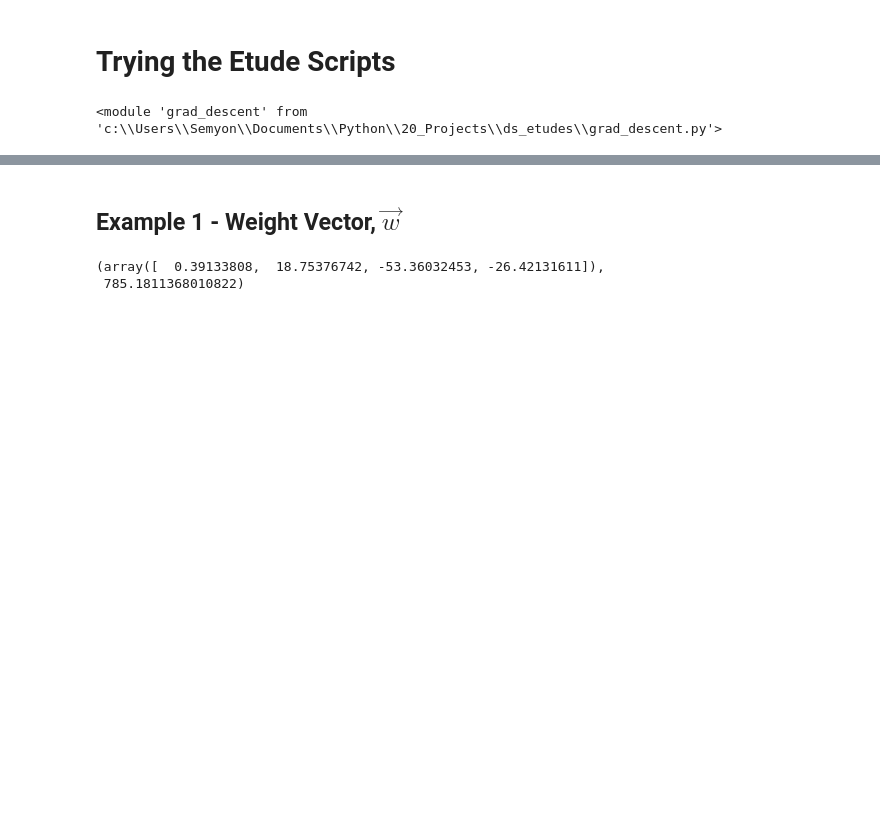
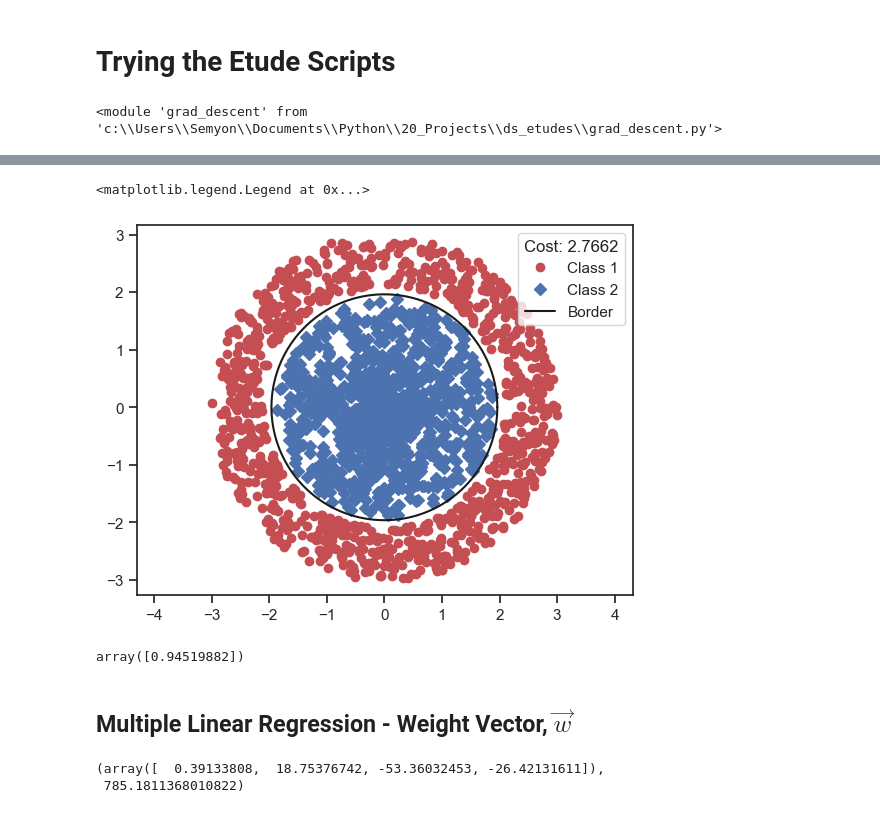
Before and after one commit to semyonbok/ds_etudes, a Jupyter notebook: etudes_testing.ipynb, the cells around one changed output, grey strips where cells are left out. Saved outputs shown, nothing was run; the diff lists cells and outputs as text; code cells hidden in the pictures; blank space fills up the shorter version.

Commit message:
Added logistic regression toolkit

```diff
--- a/etudes_testing.ipynb
+++ b/etudes_testing.ipynb
@@ -16,0 +58,6 @@ importlib.reload(gd)
+# %%
+w_, b_ = gd.log_train(
+    X, y, np.array([1., 1]), 5, 1e-3, 50_000,
+    report=5000, border_func=circ_border
+    )
+cost_ = gd.log_cost(X,y, np.array([1., 1]), b_, border_func=circ_border)
@@ -17,5 +75,22 @@ importlib.reload(gd)
+# %%
+t = np.linspace(0, 2*np.pi, 1000)
+x1_ = np.cos(t)
+x2_ = np.sin(t)
+plt.plot(X1[:,0], X1[:,1], "ro", label="Class 1")
+plt.plot(X0[:,0], X0[:,1], "bD", label="Class 2")
+plt.plot(b_*x1_, b_*x2_, "k-", label="Border")
+plt.ylim(-2.5,2.5)
+plt.axis("equal")
+plt.legend(loc="upper right", title=f"Cost: {cost_:.4f}")
+# %% [output]
+<matplotlib.legend.Legend at 0x...>
+[figure, added]
+# %%
+1 / (1 + np.exp(-circ_border(np.array([[1,0]]), None, b_)))
+# %% [output]
+array([0.94519882])
 # %% [markdown]
-## Example 1 - Weight Vector, **$\vec{w}$**
+## Multiple Linear Regression - Weight Vector, **$\vec{w}$**
 # %%
 b_init = 785.1811367994083
 w_init = np.array([ 0.39133535, 18.75376741, -53.36032453, -26.42131618])
```
Also changed, not shown: parts of 9 cells of this notebook, 1 other file.
